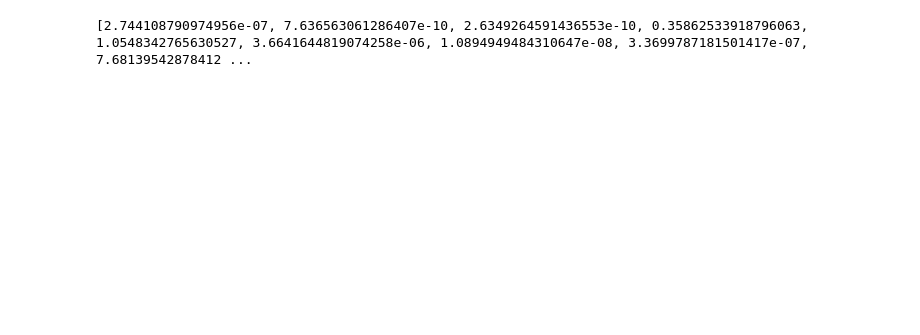
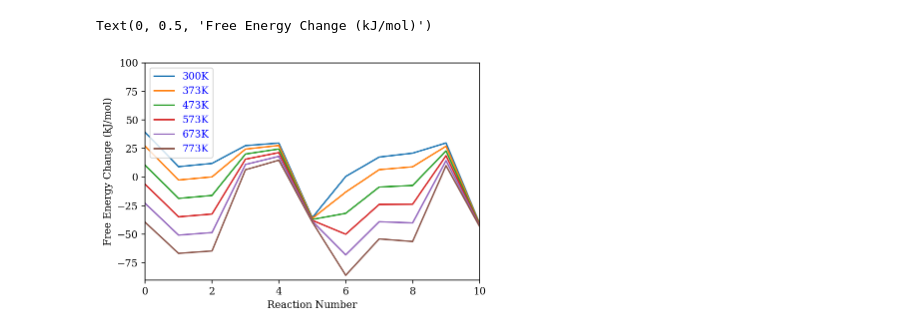
Before and after one commit to cmashraf/kinexns, a Jupyter notebook: examples/reaction_class.ipynb, the cells around one changed output. Drawn from its saved outputs; the diff is of its cells as text; code cells hidden in the pictures; blank space fills up the shorter version.

```diff
--- a/examples/reaction_class.ipynb
+++ b/examples/reaction_class.ipynb
@@ -281 +537,52 @@ print(len(free_energy_dict))
+# %%
+temperature = [300, 373, 473, 573, 673, 773]
+import matplotlib.pyplot as plt
+
+reactants_list1, products_list1, unique_species1 = build_species_list('/Users/chowdhury/Documents/kmpy/kmpy/data/complete_reaction_list.dat')
+reac_prod_list1 = [react + prod for react, prod in zip(reactants_list1, products_list1)]
+
+for temp in temperature:
+    df = pd.read_csv('/Users/chowdhury/Documents/kmpy/kmpy/data/free_energy_library.dat', sep = '\t')
+    #df = pd.read_csv(file_free_energy, sep = '\t')
+    if str(temp)+'K' in df.columns:
+        df['Free Energy @' + str(temp) +'K'] = df['electronic_energy'] + df[str(temp)+'K']
+    else:
+        temp_low = math.floor(temp / 100.0)* 100
+        temp_high = math.ceil(temp / 100.0)* 100
+        df[str(temp)+'K'] = (df[str(temp_high)+'K'] - df[str(temp_low)+'K'])*(temp - temp_low)/(temp_high - temp_low) + df[str(temp_low)+'K']
+        df['Free Energy @' + str(temp) +'K'] = df['electronic_energy'] + df[str(temp)+'K']
+
+    free_energy_dict1 = dict([(i, a) for i, a  in zip(df.smiles, df['Free Energy @' + str(temp) +'K'])])
+#    print (free_energy_dict)
+    mol_change = []
+    free_energy_change = []
+
+    for i, item in enumerate (reac_prod_list1):
+        n_reac = 0
+        n_prod = 0
+        reac_free_energy = 0
+        prod_free_energy = 0
+        for entry in item:
+
+            #print(entry[0])
+            if float(entry[0]) < 0:
+                n_reac = n_reac + abs(float(entry[0]))
+                reac_free_energy = free_energy_dict1[entry[1]] + reac_free_energy
+            else:
+                prod_free_energy = free_energy_dict1[entry[1]] + prod_free_energy
+                n_prod = n_prod + abs(float(entry[0]))
+        #print(n_reac)
+        mol_change.append(n_prod - n_reac)
+        #print(mol_change)
+        free_energy_change.append((prod_free_energy - reac_free_energy) * 2625.5)
+    plt.plot(free_energy_change, label = '%sK' %temp)
+
+plt.legend()
+plt.xlim(0,10)
+plt.ylim(-90,100)
+plt.xlabel('Reaction Number')
+plt.ylabel('Free Energy Change (kJ/mol)')
+# %% [output]
+Text(0, 0.5, 'Free Energy Change (kJ/mol)')
+[figure, added]
 # %%
@@ -338,5 +640,0 @@ def build_reverse_rate_constants(complete_list, free_energy, forward_rates, T):
-# %%
-reverse_rate_constants = build_reverse_rate_constants(reac_prod_list, free_energy_dict, forward_rate_constants, temp)
-print(reverse_rate_constants)
-# %% [output]
-[2.744108790974956e-07, 7.636563061286407e-10, 2.6349264591436553e-10, 0.35862533918796063, 1.0548342765630527, 3.6641644819074258e-06, 1.0894949484310647e-08, 3.3699787181501417e-07, 7.68139542878412 ...
```
Also changed, not shown: parts of 45 cells of this notebook, 8 other files.
